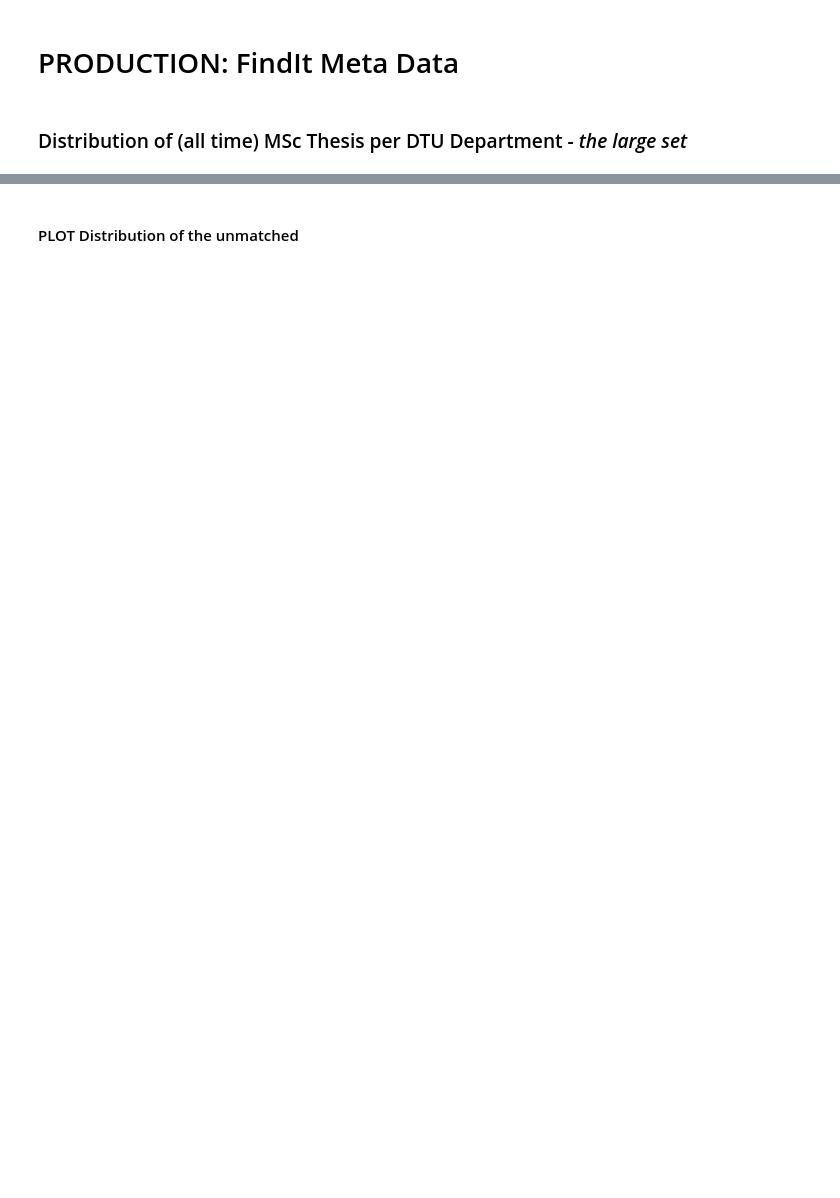
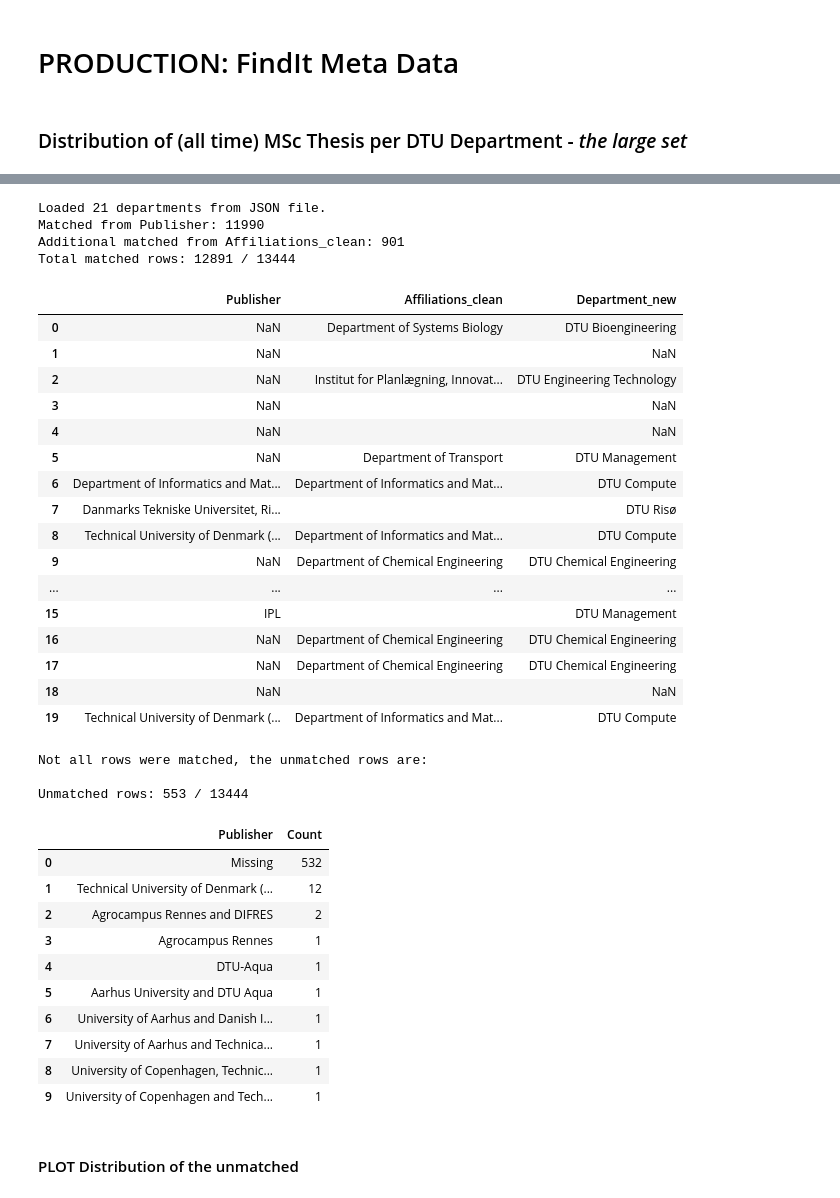
Before and after one commit to OliverKviat/Thesis_OCR, a Jupyter notebook: exploring_data/SANDBOX_Exploring_track1.ipynb, the cells around one changed output, grey strips where cells are left out. Cells and saved outputs as stored; diff of their text form; code cells hidden in the pictures; blank space fills up the shorter version.

```diff
--- a/exploring_data/SANDBOX_Exploring_track1.ipynb
+++ b/exploring_data/SANDBOX_Exploring_track1.ipynb
@@ -11,7 +11,7 @@ import re
 
 
 ### Imporing the JSON file with the departments and sections of DTU
-with open('../Data/department_classification.json', 'r') as f:
+with open('../Data/gcp_order/helper_files/department_classification.json', 'r') as f:
     dep = json.load(f)
     print(f"Loaded {len(dep)} departments from JSON file.")
 
@@ -446,7 +620,7 @@ import re
 pd.set_option("display.max_colwidth", None)  # Show full text in cells
 
 ### Imporing the JSON file with the departments and sections of DTU
-with open('../Data/department_classification.json', 'r') as f:
+with open('../Data/gcp_order/helper_files/department_classification.json', 'r') as f:
     dep = json.load(f)
     print(f"Loaded {len(dep)} departments from JSON file.")
 
@@ -544,33 +718,69 @@ overwrite_case = input("Do you want to overwrite the existing CSV with the new D
 if overwrite_case == "yes":
     csv_path_export = "../Data/Exploring_meta/master_thesis_meta_all.csv"
     df_aff.to_csv(csv_path_export, sep=";", encoding="utf-8", index=False)
     print(f"Saved updated file: {csv_path_export}")
 
 ### Test for unmatched rows
 if df_aff["Department_new"].isna().any():
     # Follow-up: show unmatched publishers (where Department_new is still missing)
     print("Not all rows were matched, the unmatched rows are:")
     print()
     if "df_aff" not in globals():
         raise NameError("df_aff is not defined. Run the DataFrame loading cell first.")
     if "Department_new" not in df_aff.columns:
         raise KeyError("Department_new column not found. Run the mapping cell first.")
 
     unmatched_publishers = (
         df_aff.loc[df_aff["Department_new"].isna(), "Publisher"]
         .fillna("Missing")
         .astype(str)
         .str.strip()
         .replace("", "Missing")
         .value_counts()
         .rename_axis("Publisher")
         .reset_index(name="Count")
     )
 
     print(f"Unmatched rows: {unmatched_publishers['Count'].sum()} / {len(df_aff)}")
     display(unmatched_publishers)
 else:
     print("All rows matched after Publisher + Affiliations_clean passes.")
+# %% [output]
+Loaded 21 departments from JSON file.
+Matched from Publisher: 11990
+Additional matched from Affiliations_clean: 901
+Total matched rows: 12891 / 13444
+|  | Publisher | Affiliations_clean | Department_new |
+| 0 | NaN | Department of Systems Biology | DTU Bioengineering |
+| 1 | NaN |  | NaN |
+| 2 | NaN | Institut for Planlægning, Innovat... | DTU Engineering Technology |
+| 3 | NaN |  | NaN |
+| 4 | NaN |  | NaN |
+| 5 | NaN | Department of Transport | DTU Management |
+| 6 | Department of Informatics and Mat... | Department of Informatics and Mat... | DTU Compute |
+| 7 | Danmarks Tekniske Universitet, Ri... |  | DTU Risø |
+| 8 | Technical University of Denmark (... | Department of Informatics and Mat... | DTU Compute |
+| 9 | NaN | Department of Chemical Engineering | DTU Chemical Engineering |
+| ... | ... | ... | ... |
+| 15 | IPL |  | DTU Management |
+| 16 | NaN | Department of Chemical Engineering | DTU Chemical Engineering |
+| 17 | NaN | Department of Chemical Engineering | DTU Chemical Engineering |
+| 18 | NaN |  | NaN |
+| 19 | Technical University of Denmark (... | Department of Informatics and Mat... | DTU Compute |
+Not all rows were matched, the unmatched rows are:
+
+Unmatched rows: 553 / 13444
+|  | Publisher | Count |
+| 0 | Missing | 532 |
+| 1 | Technical University of Denmark (... | 12 |
+| 2 | Agrocampus Rennes and DIFRES | 2 |
+| 3 | Agrocampus Rennes | 1 |
+| 4 | DTU-Aqua | 1 |
+| 5 | Aarhus University and DTU Aqua | 1 |
+| 6 | University of Aarhus and Danish I... | 1 |
+| 7 | University of Aarhus and Technica... | 1 |
+| 8 | University of Copenhagen, Technic... | 1 |
+| 9 | University of Copenhagen and Tech... | 1 |
 # %% [markdown]
 #### PLOT Distribution of the unmatched
 # %%
```
Also changed, not shown: parts of 10 cells of this notebook, 8 other files.
